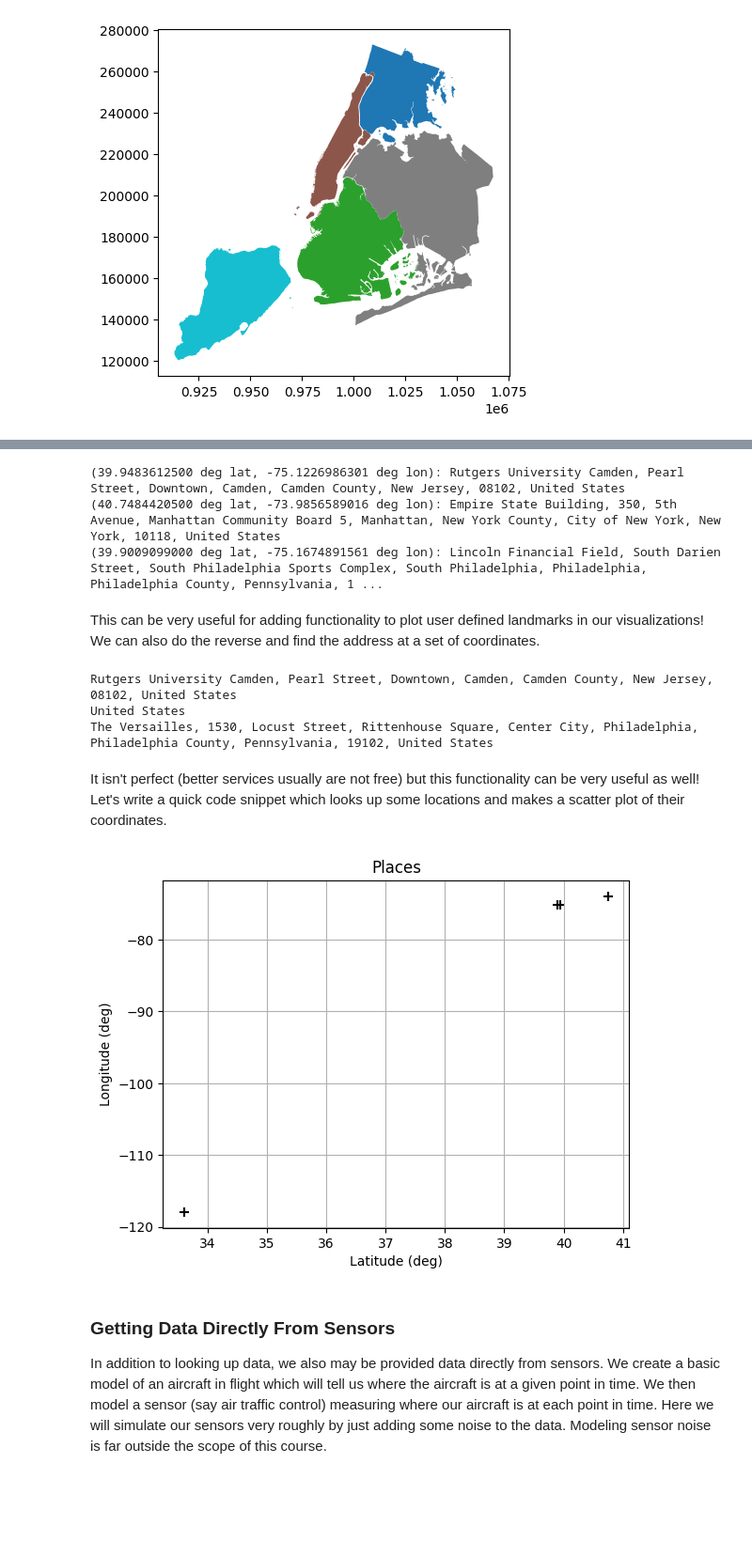
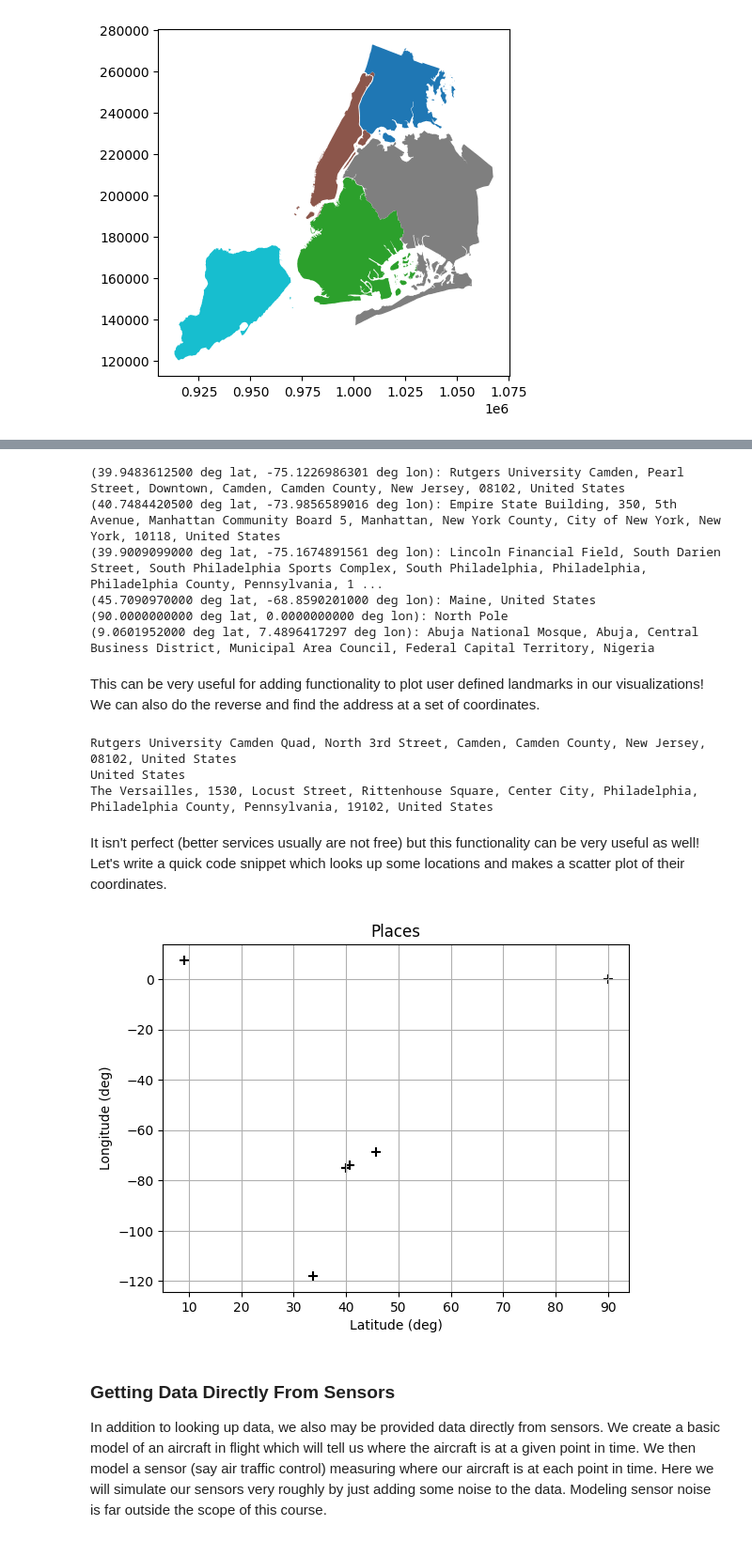
Before and after one commit to ruc-data-viz/2024-spring-class-08, a Jupyter notebook: notebooks/notebook_01_geopandas.ipynb, the cells around one changed output, grey strips where cells are left out. Shown: that part at 94% size. Drawn from its saved outputs; the diff is of its cells as text; code cells hidden in the pictures; blank space fills up the shorter version.

```diff
--- a/notebooks/notebook_01_geopandas.ipynb
+++ b/notebooks/notebook_01_geopandas.ipynb
@@ -121,7 +121,6 @@ import geopy.geocoders
 from geopy.geocoders import Nominatim
 import certifi
 import ssl
-
 
 # Generate a certificate
 ctx = ssl.create_default_context(cafile=certifi.where())
@@ -133,6 +132,9 @@ place_strings = [
     "Rutgers Camden",
     "Empire State Building",
     "Lincoln Financial Field",
+    "Maine",
+    "North Pole",
+    "National Mosque, Abuja",
 ]
 
 geolocator = Nominatim(user_agent="ruc_data_viz_class")
@@ -146,6 +148,9 @@ for place_string in place_strings:
 (39.9483612500 deg lat, -75.1226986301 deg lon): Rutgers University Camden, Pearl Street, Downtown, Camden, Camden County, New Jersey, 08102, United States
 (40.7484420500 deg lat, -73.9856589016 deg lon): Empire State Building, 350, 5th Avenue, Manhattan Community Board 5, Manhattan, New York County, City of New York, New York, 10118, United States
 (39.9009099000 deg lat, -75.1674891561 deg lon): Lincoln Financial Field, South Darien Street, South Philadelphia Sports Complex, South Philadelphia, Philadelphia, Philadelphia County, Pennsylvania, 1 ...
+(45.7090970000 deg lat, -68.8590201000 deg lon): Maine, United States
+(90.0000000000 deg lat, 0.0000000000 deg lon): North Pole
+(9.0601952000 deg lat, 7.4896417297 deg lon): Abuja National Mosque, Abuja, Central Business District, Municipal Area Council, Federal Capital Territory, Nigeria
 # %% [markdown]
 This can be very useful for adding functionality to plot user defined landmarks in our visualizations! We can also do the reverse and find the address at a set of coordinates.
 # %%
@@ -160,7 +165,7 @@ for _, coordinates in coordinates_df.iterrows():
     location = geolocator.reverse(coordinates_str)
     print(location.address)
 # %% [output]
-Rutgers University Camden, Pearl Street, Downtown, Camden, Camden County, New Jersey, 08102, United States
+Rutgers University Camden Quad, North 3rd Street, Camden, Camden County, New Jersey, 08102, United States
 United States
 The Versailles, 1530, Locust Street, Rittenhouse Square, Center City, Philadelphia, Philadelphia County, Pennsylvania, 19102, United States
 # %% [markdown]
@@ -168,33 +173,36 @@ It isn't perfect (better services usually are not free) but this functionality c
 # %%
 place_strings = [
     "Rutgers Camden",
     "Empire State Building",
     "Lincoln Financial Field",
     "Newport Pier",
+    "Maine",
+    "North Pole",
+    "National Mosque, Abuja",
 ]
 
 places_df = pd.DataFrame({"place": place_strings})
 
 
 def lookup_place(place_string):
     location = geolocator.geocode(place_string)
     return location.address, location.latitude, location.longitude
 
 
 places_df["address"], places_df["latitude"], places_df["longitude"] = zip(
     *places_df["place"].apply(lookup_place)
 )
 
 ax = places_df.plot.scatter(
     x="latitude", y="longitude", color="k", s=50, marker="+"
 )
 ax.set_title("Places")
 ax.set_xlabel("Latitude (deg)")
 ax.set_ylabel("Longitude (deg)")
 ax.grid(True)
 plt.show()
 # %% [output]
-[figure, old version]
+[figure, new version]
 # %% [markdown]
 ### Getting Data Directly From Sensors
 
```
Also changed, not shown: parts of 6 cells of this notebook, 1 other file.
